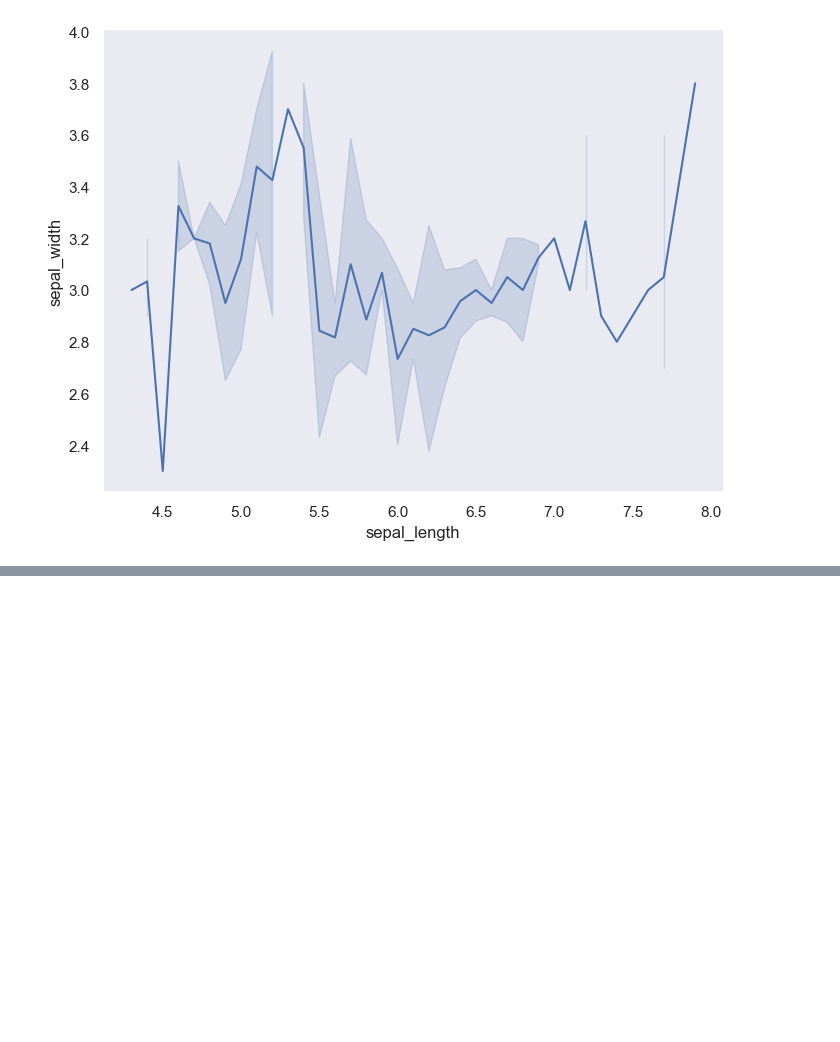
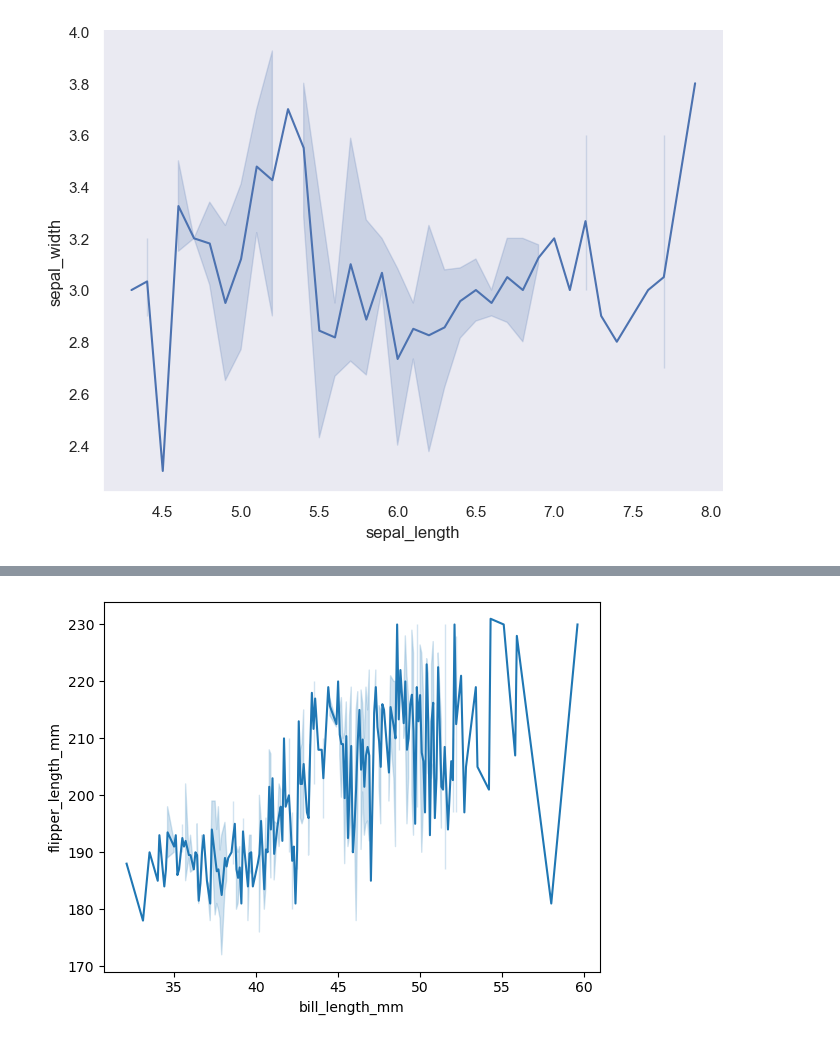
Before and after one commit to abhilash1704/data-analyst, a Jupyter notebook: seaborn.ipynb, the cells around one changed output, grey strips where cells are left out. Saved outputs shown, nothing was run; the diff lists cells and outputs as text; code cells hidden in the pictures; blank space fills up the shorter version.

```diff
--- a/seaborn.ipynb
+++ b/seaborn.ipynb
@@ -58,0 +91,7 @@ plt.show()
+# %%
+import seaborn as sns
+import matplotlib.pyplot as plt
+import pandas as pd
+
+y_1=sns.load_dataset('penguins')
+y_1
@@ -58,0 +112,5 @@ plt.show()
+# %%
+sns.lineplot(x="bill_length_mm",y="flipper_length_mm",data=y_1)
+plt.show()
+# %% [output]
+[figure, added]
```
Also changed, not shown: parts of 10 cells of this notebook.
